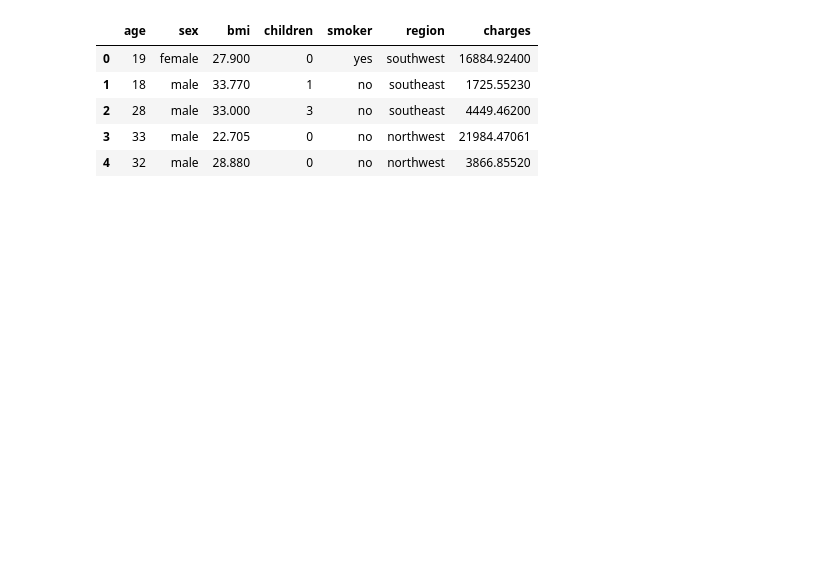
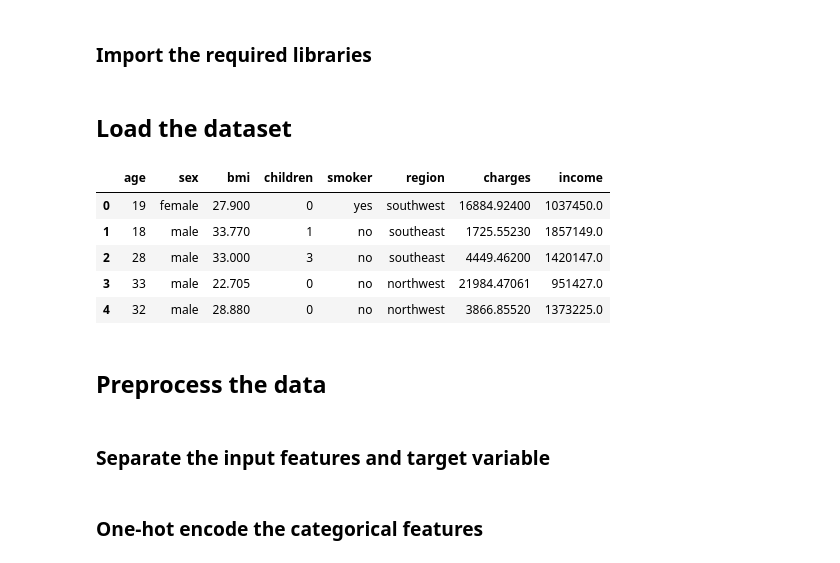
Before and after one commit to rahulsm20/insurance-data, a Jupyter notebook: neutral_net.ipynb, the cells around one changed output. Cells and saved outputs as stored; diff of their text form; code cells hidden in the pictures; blank space fills up the shorter version.

```diff
--- a/neutral_net.ipynb
+++ b/neutral_net.ipynb
@@ -1 +1,3 @@
+# %% [markdown]
+### Import the required libraries
 # %%
@@ -13,14 +16,20 @@ from keras.regularizers import l2
 # %%
 plt.style.use('dark_background')
-# %%
-# Step 2: Load the dataset into a pandas dataframe
-data = pd.read_csv('insurance.csv')
-data.head()
-# %% [output]
-|  | age | sex | bmi | children | smoker | region | charges |
-| 0 | 19 | female | 27.900 | 0 | yes | southwest | 16884.92400 |
-| 1 | 18 | male | 33.770 | 1 | no | southeast | 1725.55230 |
-| 2 | 28 | male | 33.000 | 3 | no | southeast | 4449.46200 |
-| 3 | 33 | male | 22.705 | 0 | no | northwest | 21984.47061 |
-| 4 | 32 | male | 28.880 | 0 | no | northwest | 3866.85520 |
+# %% [markdown]
+## Load the dataset
+# %%
+data = pd.read_csv('insurance_final.csv')
+data=data.drop('Unnamed: 0',axis=1)
+data.head()
+# %% [output]
+|  | age | sex | bmi | children | smoker | region | charges | income |
+| 0 | 19 | female | 27.900 | 0 | yes | southwest | 16884.92400 | 1037450.0 |
+| 1 | 18 | male | 33.770 | 1 | no | southeast | 1725.55230 | 1857149.0 |
+| 2 | 28 | male | 33.000 | 3 | no | southeast | 4449.46200 | 1420147.0 |
+| 3 | 33 | male | 22.705 | 0 | no | northwest | 21984.47061 | 951427.0 |
+| 4 | 32 | male | 28.880 | 0 | no | northwest | 3866.85520 | 1373225.0 |
+# %% [markdown]
+## Preprocess the data
+# %% [markdown]
+### Separate the input features and target variable
 # %%
@@ -29,3 +36,5 @@ data.head()
 X = data.drop('charges', axis=1)
 y = data['charges']
+# %% [markdown]
+### One-hot encode the categorical features
 # %%
```
Also changed, not shown: parts of 31 cells of this notebook, 15 other files.
